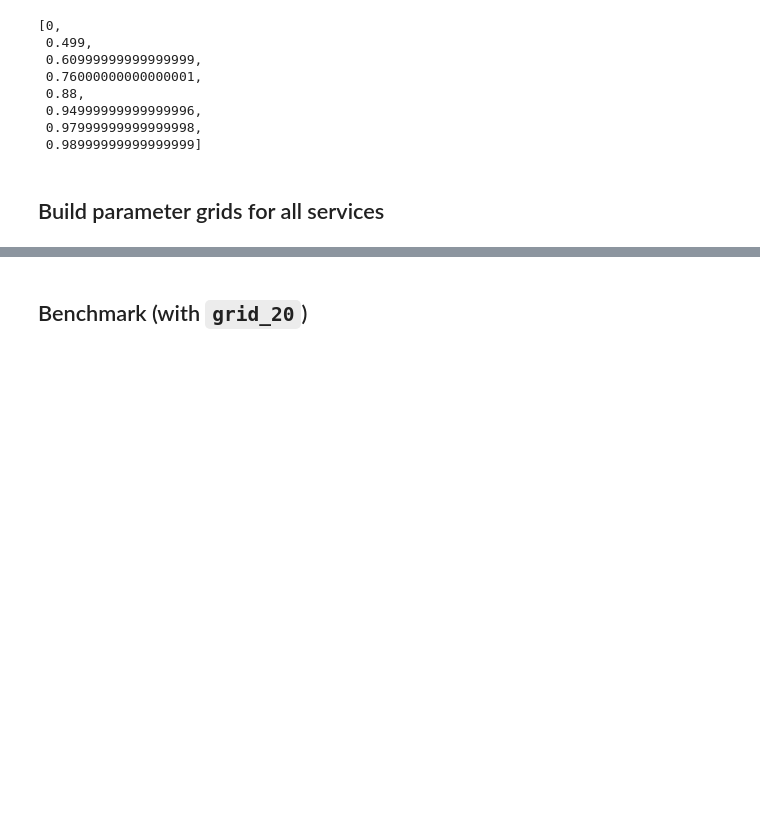
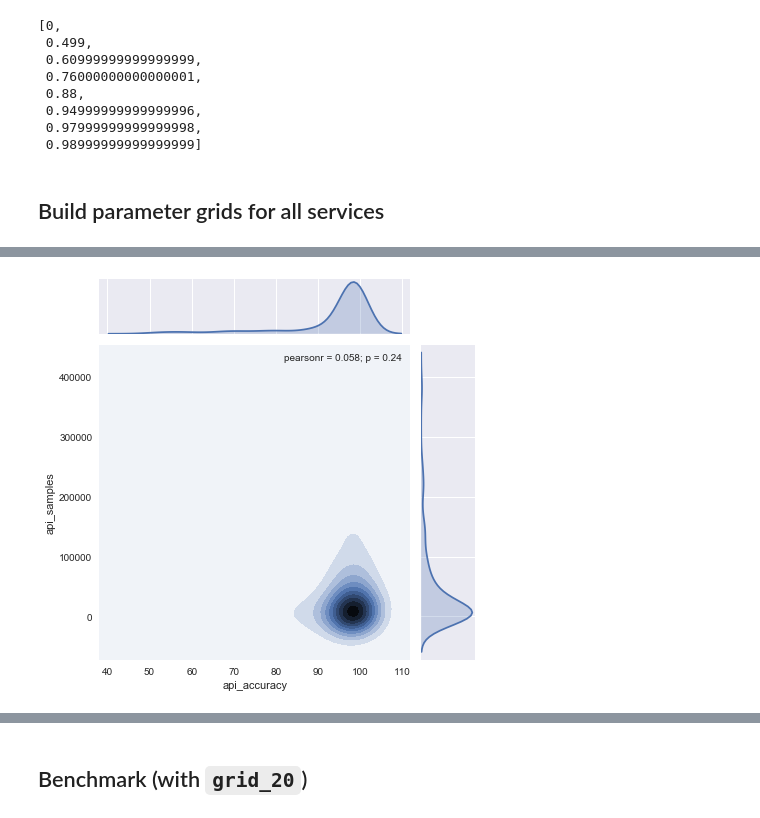
Before and after one commit to GenderGapSTEM-PublicationAnalysis/name_gender_inference, a Jupyter notebook: Parameter_tuning.ipynb, the cells around one changed output, grey strips where cells are left out. Drawn from its saved outputs; the diff is of its cells as text; code cells hidden in the pictures; blank space fills up the shorter version.

```diff
--- a/Parameter_tuning.ipynb
+++ b/Parameter_tuning.ipynb
@@ -140,0 +169,10 @@ compute_equal_frequency_binning(evaluator.test_data[tuning_param], 20)
+# %%
+s = REGISTERED_EVALUATORS[0]
+evaluator = s('all')
+eval_name = evaluator.gender_evaluator
+evaluator.load_data(evaluated=True)
+evaluator.preprocess_data_for_parameter_tuning()
+evaluator._translate_api_response()
+evaluator.remove_rows_with_unknown_gender(gender=False, gender_infered=True)
+
+sample_params_from_distribution(evaluator, n_iter=3)
@@ -147,9 +195,12 @@ def build_grid_for_all_services(max_grid_points):
         evaluator.preprocess_data_for_parameter_tuning()
         evaluator._translate_api_response()
         evaluator.remove_rows_with_unknown_gender(gender=False, gender_infered=True)
-        grid_range = [compute_equal_frequency_binning(evaluator.test_data[param], max_grid_points)
-                      for param in list(evaluator.tuning_params)]
-        service_to_grid_range[evaluator.gender_evaluator] = grid_range
+
+        service_to_grid_range[evaluator.gender_evaluator] = sample_params_from_distribution(evaluator)
+
+        #grid_range = [compute_equal_frequency_binning(evaluator.test_data[param], max_grid_points)
+        #              for param in list(evaluator.tuning_params)]
+        #service_to_grid_range[evaluator.gender_evaluator] = grid_range
 
     return service_to_grid_range
 # %%
@@ -224,0 +236,6 @@ grid_20['gender_api']
+# %%
+import seaborn as sns
+sns.set(color_codes=True)
+%matplotlib inline
+# %%
+df = pd.DataFrame.from_dict(grid_20['gender_api'])
@@ -224,0 +251,4 @@ grid_20['gender_api']
+# %%
+sns.jointplot(x="api_accuracy", y="api_samples", data=df, kind="kde");
+# %% [output]
+[figure, added]
```
Also changed, not shown: parts of 12 cells of this notebook, 1 other file.
